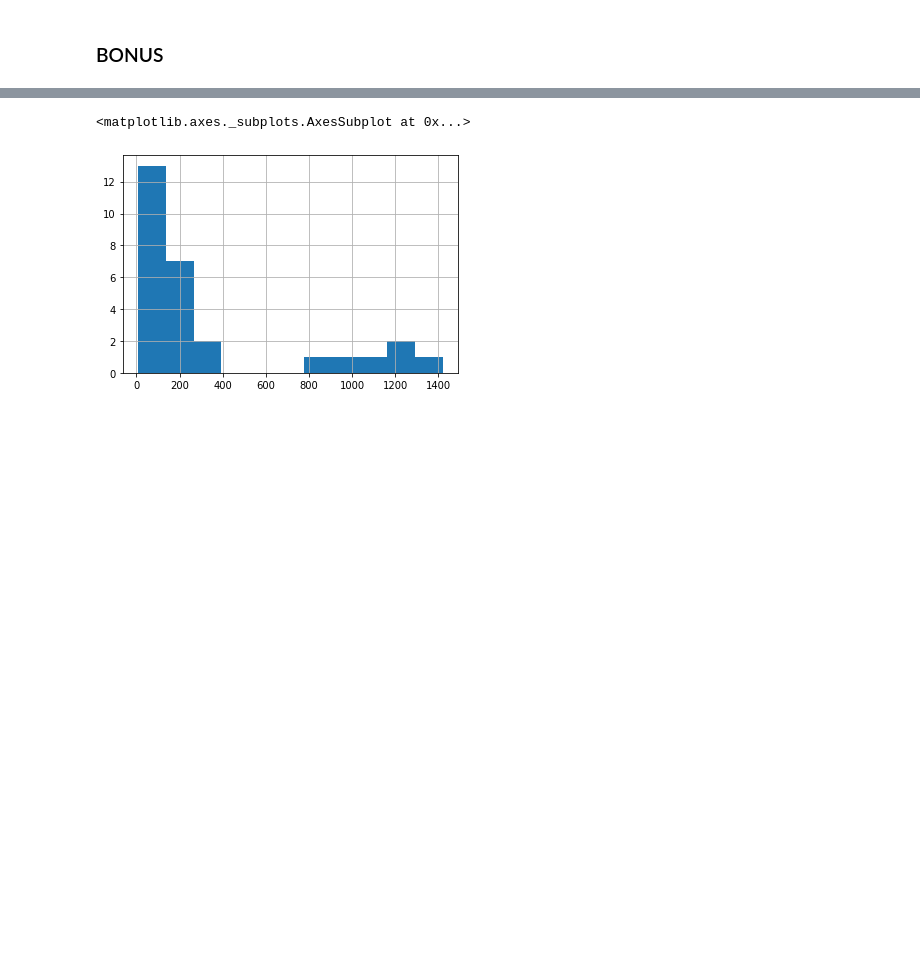
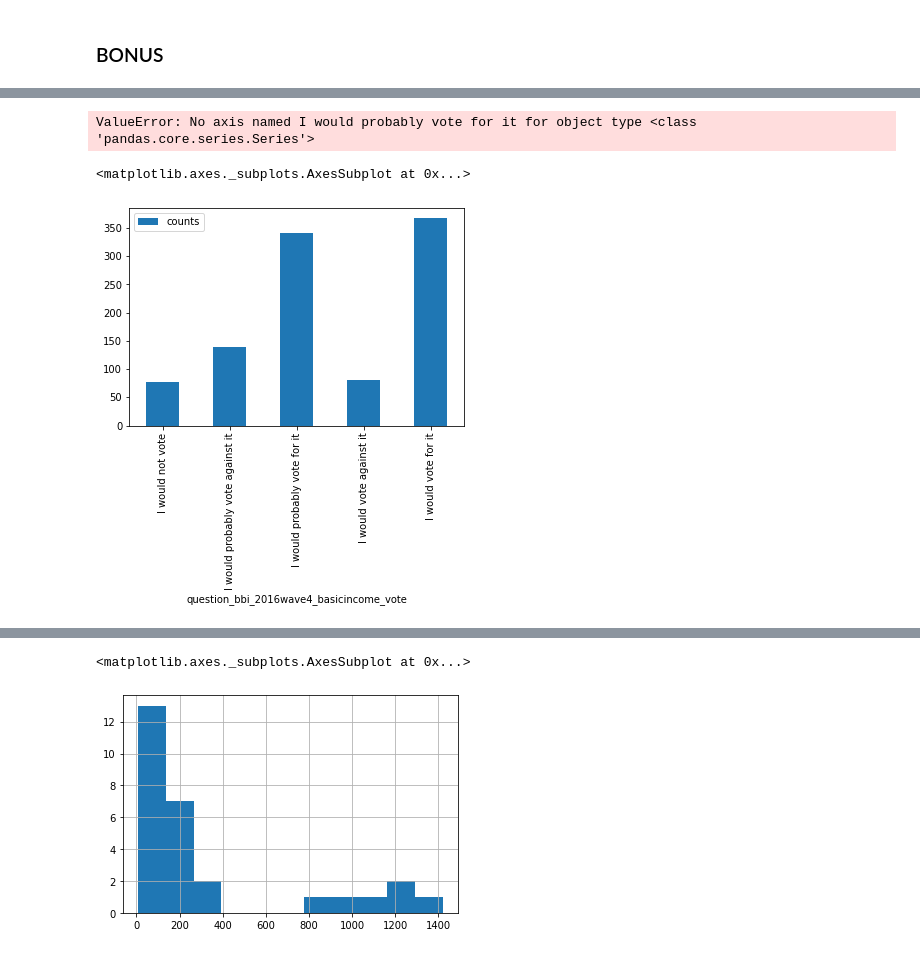
Before and after one commit to gojuangu/ih_datamadpt0420_project_m1, a Jupyter notebook: notebooks/cleaning_data.ipynb, the cells around one changed output, grey strips where cells are left out. Cells and saved outputs as stored; diff of their text form; code cells hidden in the pictures; blank space fills up the shorter version.

```diff
--- a/notebooks/cleaning_data.ipynb
+++ b/notebooks/cleaning_data.ipynb
@@ -142,0 +170,6 @@ q = analysis_data(df_1,)
+# %%
+df_2 = df_1[df_1['question_bbi_2016wave4_basicincome_vote'].isin(['I would vote for it','I would vote against it'])]
+x = pd.DataFrame(df_2.groupby(['rural', 'question_bbi_2016wave4_basicincome_vote']).size()).reset_index()
+x = x.rename(columns={0: 'counts'})
+x['percetange'] = x['counts'].apply(lambda j: '{:.0%}'.format((j)/x['counts'].sum()))
+x
@@ -143 +182,11 @@ q = analysis_data(df_1,)
+# %%
+x['yes'] = x['question_bbi_2016wave4_basicincome_vote'].apply(lambda o:'yes' if x['question_bbi_2016wave4_basicincome_vote'].any('I would probably vote for it','I would vote for it') else 'no')
+x
+# %% [output]
+ValueError: No axis named I would probably vote for it for object type <class 'pandas.core.series.Series'>
+# %%
+x.plot.bar(x='question_bbi_2016wave4_basicincome_vote', y='counts')
+# %% [output]
+<matplotlib.axes._subplots.AxesSubplot at 0x...>
+[figure, added]
 # %%
```
Also changed, not shown: parts of 9 cells of this notebook, 5 other files.
